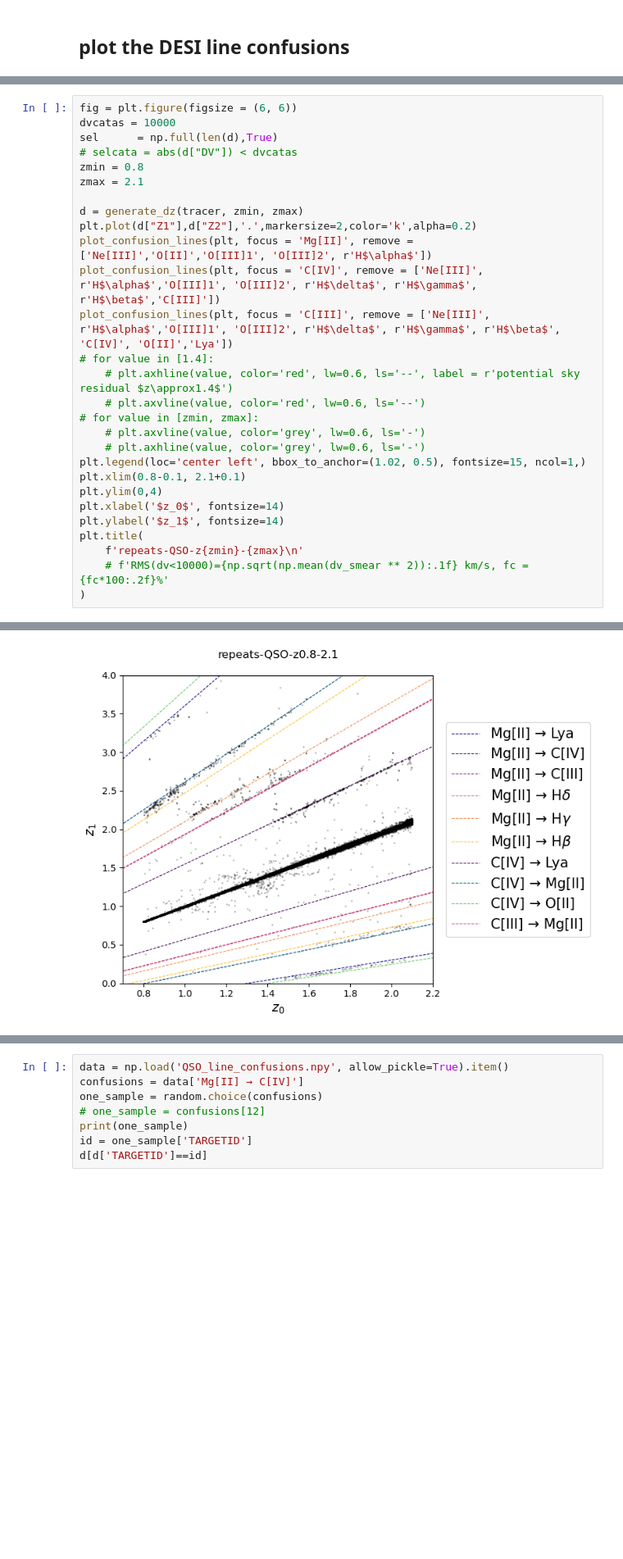
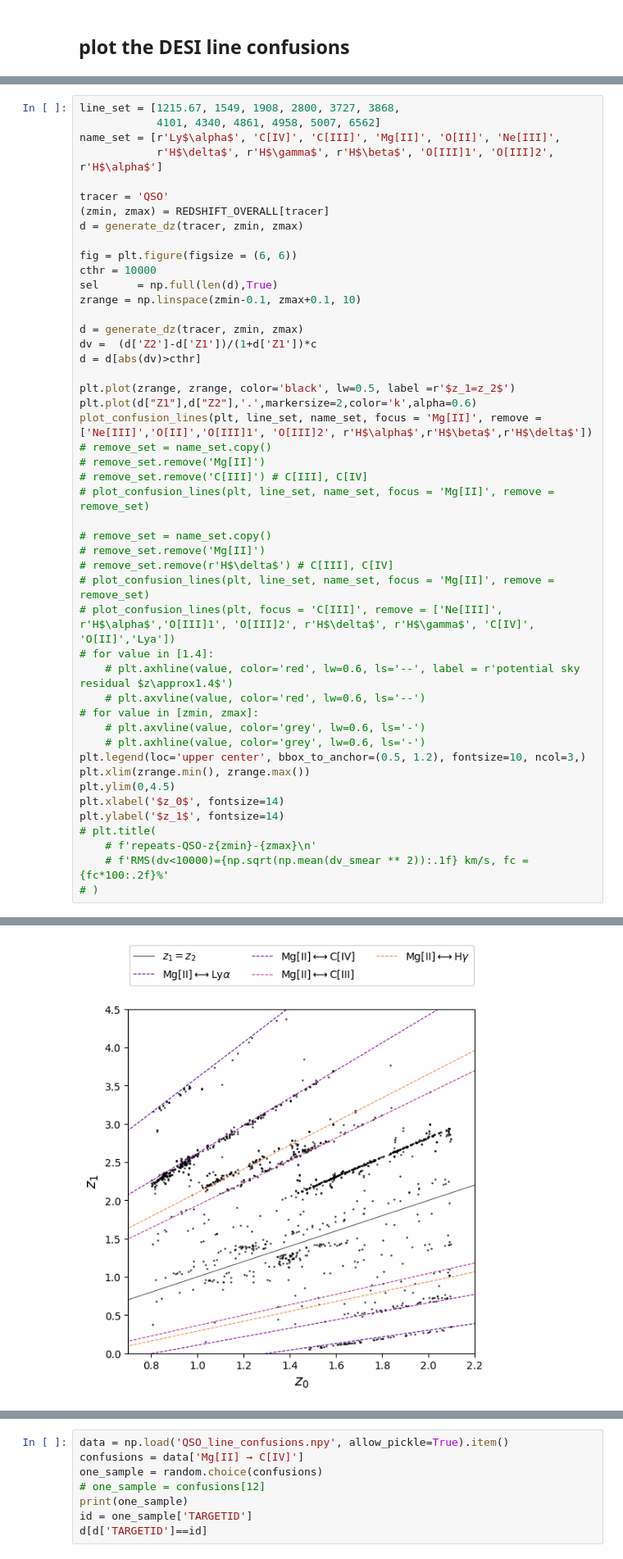
Before and after one commit to ShengyuHE/desi_y3_redshift_errors, a Jupyter notebook: main/repeat_obs/notebooks/line_confusions.ipynb, the cells around one changed output, grey strips where cells are left out. Shown at 82% size. Cells and saved outputs as stored; diff of their text form; blank space fills up the shorter version.

```diff
--- a/main/repeat_obs/notebooks/line_confusions.ipynb
+++ b/main/repeat_obs/notebooks/line_confusions.ipynb
@@ -196,29 +212,48 @@ for zind,(zmin,zmax) in enumerate(zip(zmins,zmaxs)):
 # %%
+line_set = [1215.67, 1549, 1908, 2800, 3727, 3868,
+            4101, 4340, 4861, 4958, 5007, 6562]
+name_set = [r'Ly$\alpha$', 'C[IV]', 'C[III]', 'Mg[II]', 'O[II]', 'Ne[III]',
+            r'H$\delta$', r'H$\gamma$', r'H$\beta$', 'O[III]1', 'O[III]2', r'H$\alpha$']
+
+tracer = 'QSO'
+(zmin, zmax) = REDSHIFT_OVERALL[tracer]
+d = generate_dz(tracer, zmin, zmax)
+
 fig = plt.figure(figsize = (6, 6))
-dvcatas = 10000
+cthr = 10000
 sel      = np.full(len(d),True)
-# selcata = abs(d["DV"]) < dvcatas
-zmin = 0.8
-zmax = 2.1
+zrange = np.linspace(zmin-0.1, zmax+0.1, 10)
 
 d = generate_dz(tracer, zmin, zmax)
-plt.plot(d["Z1"],d["Z2"],'.',markersize=2,color='k',alpha=0.2)
-plot_confusion_lines(plt, focus = 'Mg[II]', remove = ['Ne[III]','O[II]','O[III]1', 'O[III]2', r'H$\alpha$'])
-plot_confusion_lines(plt, focus = 'C[IV]', remove = ['Ne[III]', r'H$\alpha$','O[III]1', 'O[III]2', r'H$\delta$', r'H$\gamma$', r'H$\beta$','C[III]'])
-plot_confusion_lines(plt, focus = 'C[III]', remove = ['Ne[III]', r'H$\alpha$','O[III]1', 'O[III]2', r'H$\delta$', r'H$\gamma$', r'H$\beta$', 'C[IV]', 'O[II]','Lya'])
+dv =  (d['Z2']-d['Z1'])/(1+d['Z1'])*c
+d = d[abs(dv)>cthr]
+
+plt.plot(zrange, zrange, color='black', lw=0.5, label =r'$z_1=z_2$')
+plt.plot(d["Z1"],d["Z2"],'.',markersize=2,color='k',alpha=0.6)
+plot_confusion_lines(plt, line_set, name_set, focus = 'Mg[II]', remove = ['Ne[III]','O[II]','O[III]1', 'O[III]2', r'H$\alpha$',r'H$\beta$',r'H$\delta$'])
+# remove_set = name_set.copy()
+# remove_set.remove('Mg[II]')
+# remove_set.remove('C[III]') # C[III], C[IV]
+# plot_confusion_lines(plt, line_set, name_set, focus = 'Mg[II]', remove = remove_set)
+
+# remove_set = name_set.copy()
+# remove_set.remove('Mg[II]')
+# remove_set.remove(r'H$\delta$') # C[III], C[IV]
+# plot_confusion_lines(plt, line_set, name_set, focus = 'Mg[II]', remove = remove_set)
+# plot_confusion_lines(plt, focus = 'C[III]', remove = ['Ne[III]', r'H$\alpha$','O[III]1', 'O[III]2', r'H$\delta$', r'H$\gamma$', 'C[IV]', 'O[II]','Lya'])
 # for value in [1.4]:
     # plt.axhline(value, color='red', lw=0.6, ls='--', label = r'potential sky residual $z\approx1.4$')
     # plt.axvline(value, color='red', lw=0.6, ls='--')
 # for value in [zmin, zmax]:
     # plt.axvline(value, color='grey', lw=0.6, ls='-')
     # plt.axhline(value, color='grey', lw=0.6, ls='-')
-plt.legend(loc='center left', bbox_to_anchor=(1.02, 0.5), fontsize=15, ncol=1,)
-plt.xlim(0.8-0.1, 2.1+0.1)
-plt.ylim(0,4)
+plt.legend(loc='upper center', bbox_to_anchor=(0.5, 1.2), fontsize=10, ncol=3,)
+plt.xlim(zrange.min(), zrange.max())
+plt.ylim(0,4.5)
 plt.xlabel('$z_0$', fontsize=14)
 plt.ylabel('$z_1$', fontsize=14)
-plt.title(
-    f'repeats-QSO-z{zmin}-{zmax}\n'
+# plt.title(
+    # f'repeats-QSO-z{zmin}-{zmax}\n'
     # f'RMS(dv<10000)={np.sqrt(np.mean(dv_smear ** 2)):.1f} km/s, fc = {fc*100:.2f}%'
-)
+# )
 # %% [output]
@@ -226 +261 @@ Text(0.5, 1.0, 'repeats-QSO-z0.8-2.1\n')
-[figure, old version]
+[figure, new version]
```
Also changed, not shown: parts of 9 cells of this notebook, 8 other files.
